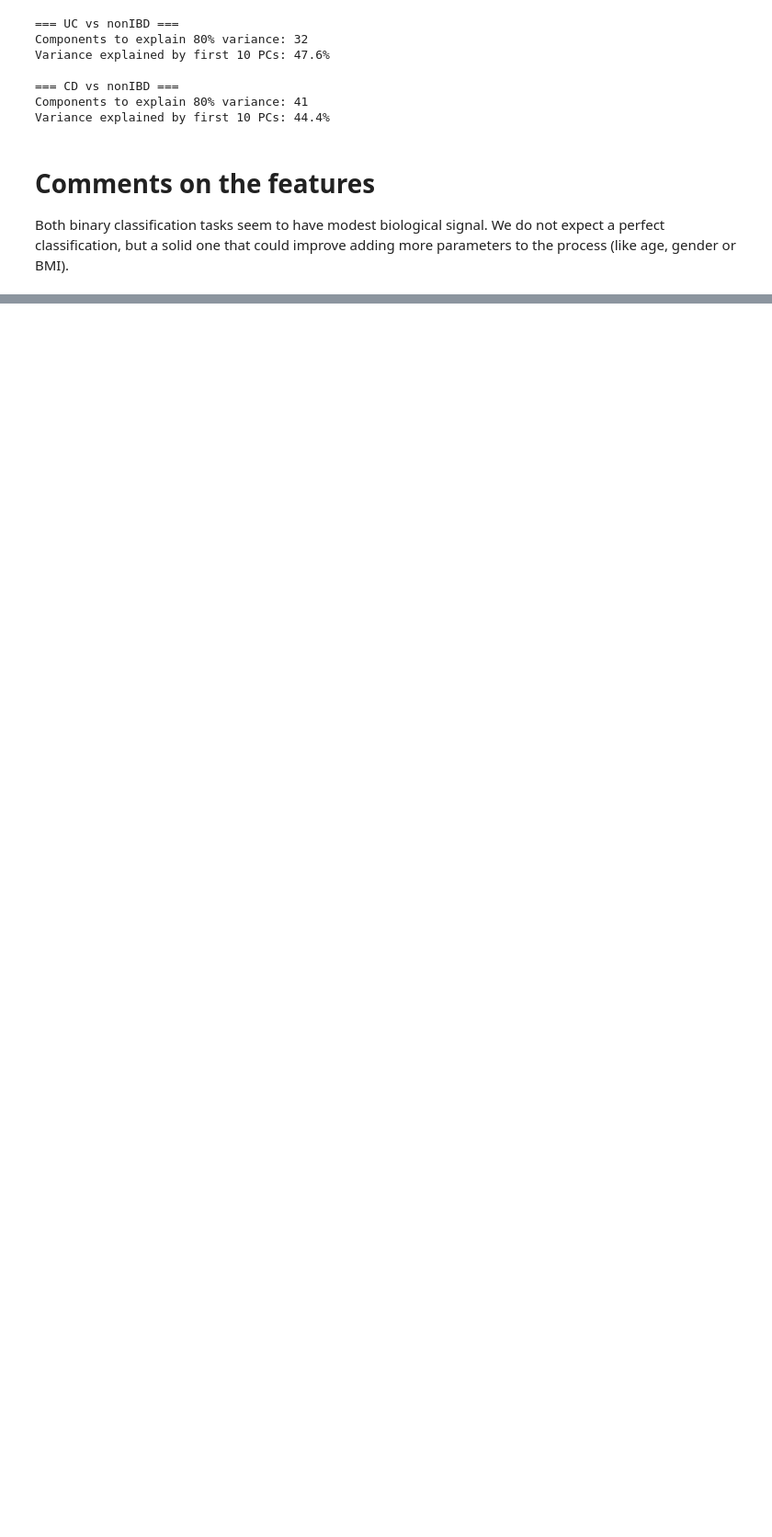
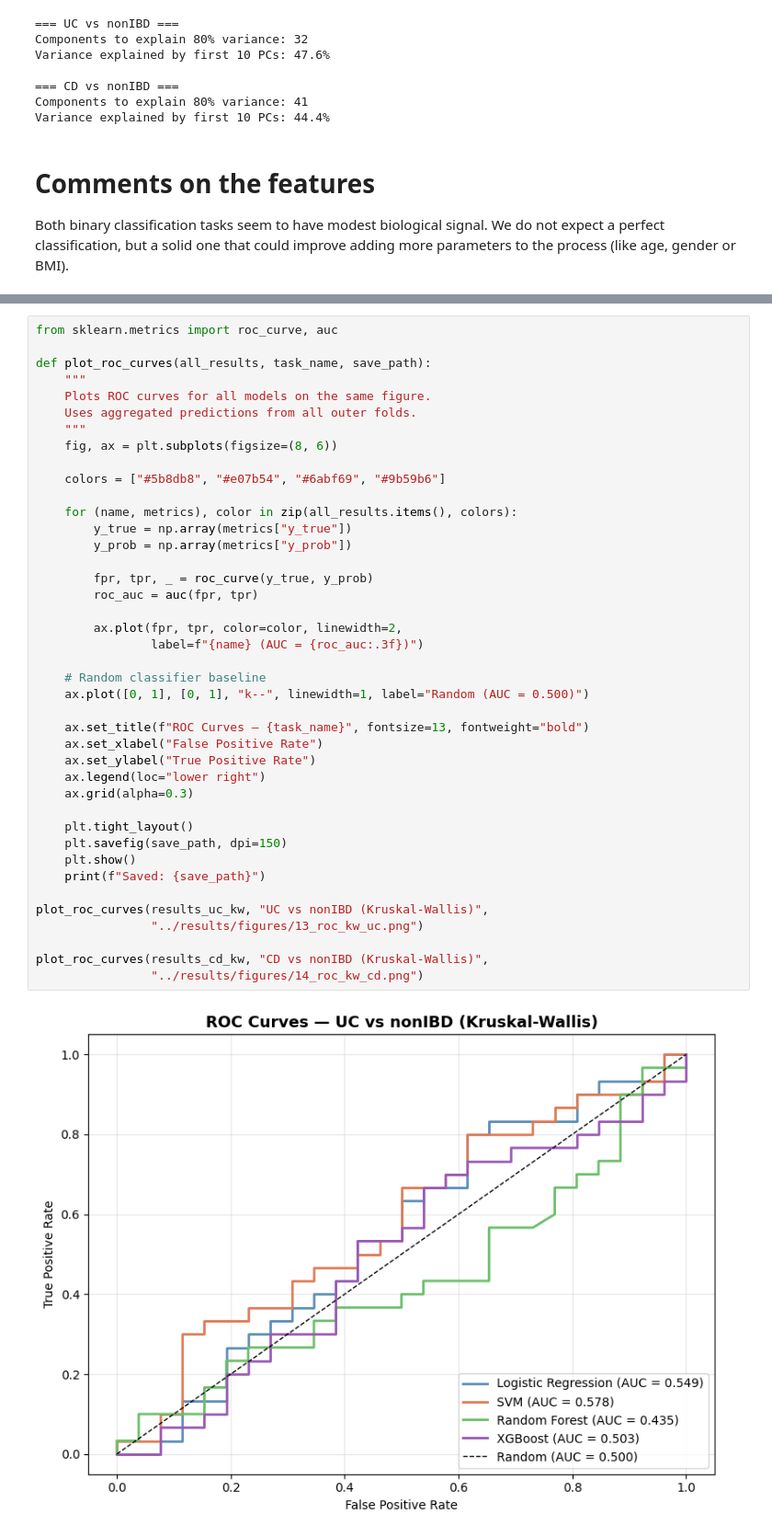
Before and after one commit to jimkam24/BioMedProject, a Jupyter notebook: notebooks/05_ml.ipynb, the cells around one changed output, grey strips where cells are left out. Shown at 92% size. Saved outputs shown, nothing was run; the diff lists cells and outputs as text; blank space fills up the shorter version.

Commit message:
Models

```diff
--- a/notebooks/05_ml.ipynb
+++ b/notebooks/05_ml.ipynb
@@ -164,0 +368,43 @@ Both binary classification tasks seem to have modest biological signal. We do no
+# %%
+from sklearn.metrics import roc_curve, auc
+
+def plot_roc_curves(all_results, task_name, save_path):
+    """
+    Plots ROC curves for all models on the same figure.
+    Uses aggregated predictions from all outer folds.
+    """
+    fig, ax = plt.subplots(figsize=(8, 6))
+
+    colors = ["#5b8db8", "#e07b54", "#6abf69", "#9b59b6"]
+
+    for (name, metrics), color in zip(all_results.items(), colors):
+        y_true = np.array(metrics["y_true"])
+        y_prob = np.array(metrics["y_prob"])
+
+        fpr, tpr, _ = roc_curve(y_true, y_prob)
+        roc_auc = auc(fpr, tpr)
+
+        ax.plot(fpr, tpr, color=color, linewidth=2,
+                label=f"{name} (AUC = {roc_auc:.3f})")
+
+    # Random classifier baseline
+    ax.plot([0, 1], [0, 1], "k--", linewidth=1, label="Random (AUC = 0.500)")
+
+    ax.set_title(f"ROC Curves — {task_name}", fontsize=13, fontweight="bold")
+    ax.set_xlabel("False Positive Rate")
+    ax.set_ylabel("True Positive Rate")
+    ax.legend(loc="lower right")
+    ax.grid(alpha=0.3)
+
+    plt.tight_layout()
+    plt.savefig(save_path, dpi=150)
+    plt.show()
+    print(f"Saved: {save_path}")
+
+plot_roc_curves(results_uc_kw, "UC vs nonIBD (Kruskal-Wallis)",
+                "../results/figures/13_roc_kw_uc.png")
+
+plot_roc_curves(results_cd_kw, "CD vs nonIBD (Kruskal-Wallis)",
+                "../results/figures/14_roc_kw_cd.png")
+# %% [output]
+[figure, added]
```
Also changed, not shown: parts of 6 cells of this notebook.
